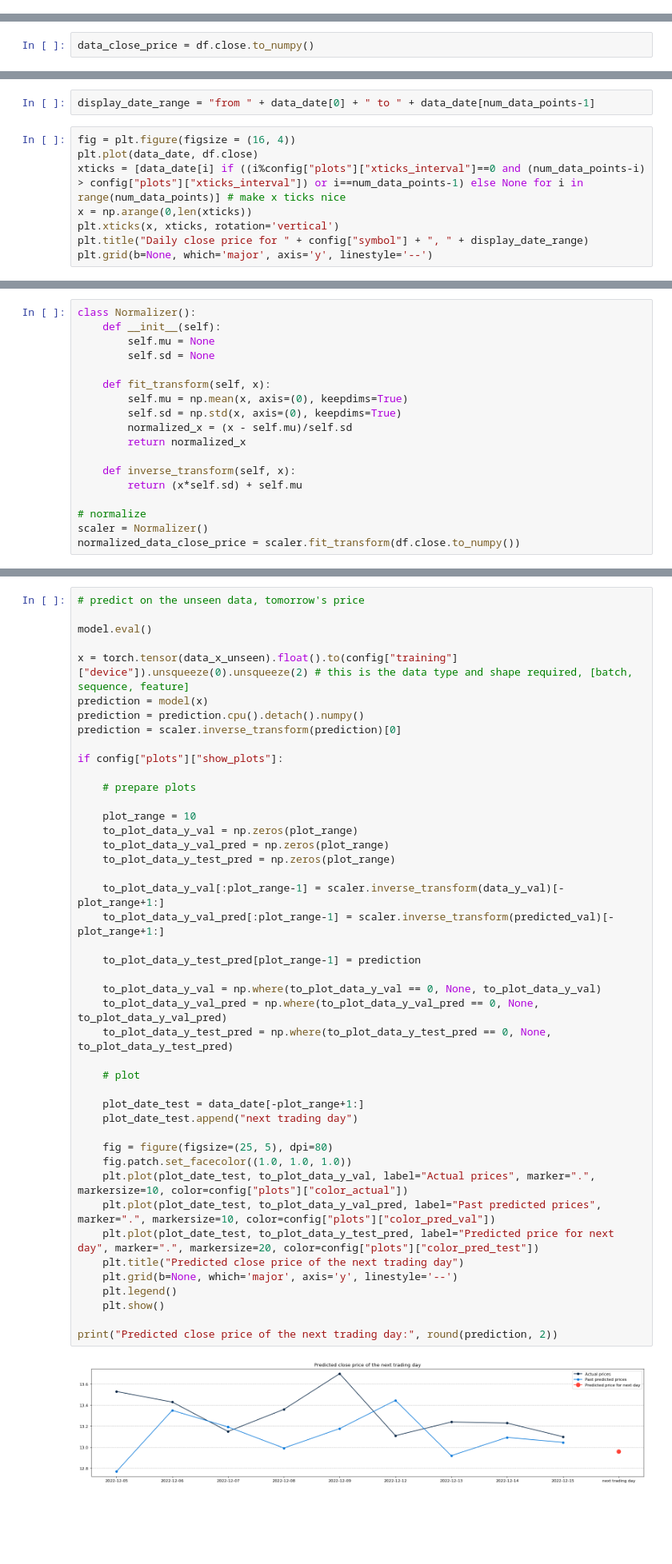
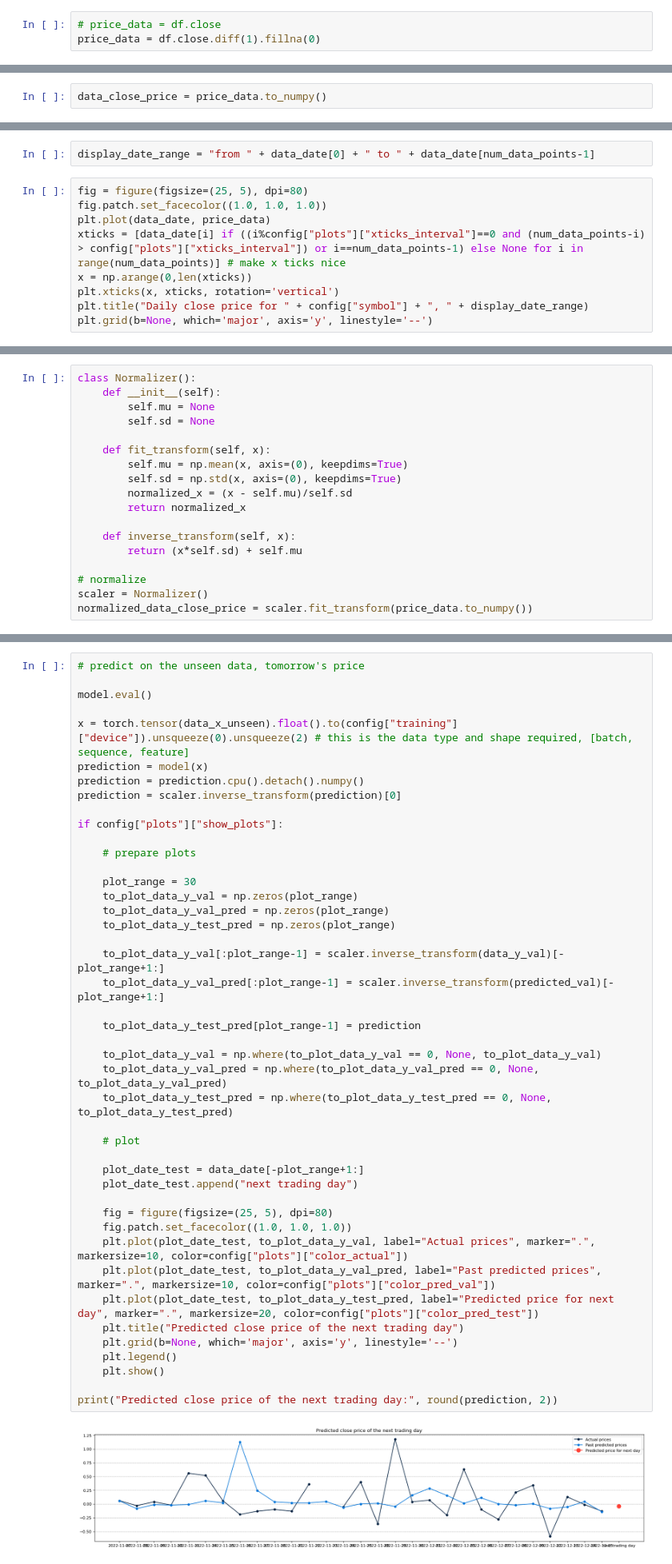
Before and after one commit to xtwxfxk/left5, a Jupyter notebook: stock/stock_lstm.ipynb, the cells around one changed output, grey strips where cells are left out. Shown: that part at 80% size. Saved outputs shown, nothing was run; the diff lists cells and outputs as text; blank space fills up the shorter version.

```diff
--- a/stock/stock_lstm.ipynb
+++ b/stock/stock_lstm.ipynb
@@ -41,3 +42,6 @@ df
 | 2022-12-14 | 13.23 | 13.23 | 13.40 | 13.08 | 97406112.0 | 1.287868e+09 |
 | 2022-12-15 | 13.14 | 13.10 | 13.28 | 12.94 | 83534928.0 | 1.094434e+09 |
 5164 rows × 6 columns
+# %%
+# price_data = df.close
+price_data = df.close.diff(1).fillna(0)
@@ -81,15 +93,16 @@ config = {
 # %%
 num_data_points = df.shape[0]
 # %%
-data_close_price = df.close.to_numpy()
+data_close_price = price_data.to_numpy()
 # %%
 data_date = df.index.strftime('%Y-%m-%d').to_list()
 # data_date.reverse()
 # %%
 display_date_range = "from " + data_date[0] + " to " + data_date[num_data_points-1]
 # %%
-fig = plt.figure(figsize = (16, 4))
-plt.plot(data_date, df.close)
+fig = figure(figsize=(25, 5), dpi=80)
+fig.patch.set_facecolor((1.0, 1.0, 1.0))
+plt.plot(data_date, price_data)
 xticks = [data_date[i] if ((i%config["plots"]["xticks_interval"]==0 and (num_data_points-i) > config["plots"]["xticks_interval"]) or i==num_data_points-1) else None for i in range(num_data_points)] # make x ticks nice
 x = np.arange(0,len(xticks))
 plt.xticks(x, xticks, rotation='vertical')
@@ -114,7 +127,7 @@ class Normalizer():
 
 # normalize
 scaler = Normalizer()
-normalized_data_close_price = scaler.fit_transform(df.close.to_numpy())
+normalized_data_close_price = scaler.fit_transform(price_data.to_numpy())
 # %%
 def prepare_data_x(x, window_size):
     # perform windowing
@@ -395,35 +451,35 @@ if config["plots"]["show_plots"]:
 
     # prepare plots
 
-    plot_range = 10
+    plot_range = 30
     to_plot_data_y_val = np.zeros(plot_range)
     to_plot_data_y_val_pred = np.zeros(plot_range)
     to_plot_data_y_test_pred = np.zeros(plot_range)
 
     to_plot_data_y_val[:plot_range-1] = scaler.inverse_transform(data_y_val)[-plot_range+1:]
     to_plot_data_y_val_pred[:plot_range-1] = scaler.inverse_transform(predicted_val)[-plot_range+1:]
 
     to_plot_data_y_test_pred[plot_range-1] = prediction
 
     to_plot_data_y_val = np.where(to_plot_data_y_val == 0, None, to_plot_data_y_val)
     to_plot_data_y_val_pred = np.where(to_plot_data_y_val_pred == 0, None, to_plot_data_y_val_pred)
     to_plot_data_y_test_pred = np.where(to_plot_data_y_test_pred == 0, None, to_plot_data_y_test_pred)
 
     # plot
 
     plot_date_test = data_date[-plot_range+1:]
     plot_date_test.append("next trading day")
 
     fig = figure(figsize=(25, 5), dpi=80)
     fig.patch.set_facecolor((1.0, 1.0, 1.0))
     plt.plot(plot_date_test, to_plot_data_y_val, label="Actual prices", marker=".", markersize=10, color=config["plots"]["color_actual"])
     plt.plot(plot_date_test, to_plot_data_y_val_pred, label="Past predicted prices", marker=".", markersize=10, color=config["plots"]["color_pred_val"])
     plt.plot(plot_date_test, to_plot_data_y_test_pred, label="Predicted price for next day", marker=".", markersize=20, color=config["plots"]["color_pred_test"])
     plt.title("Predicted close price of the next trading day")
     plt.grid(b=None, which='major', axis='y', linestyle='--')
     plt.legend()
     plt.show()
 
 print("Predicted close price of the next trading day:", round(prediction, 2))
 # %% [output]
-[figure, old version]
+[figure, new version]
```
Also changed, not shown: parts of 9 cells of this notebook, 5 other files.
